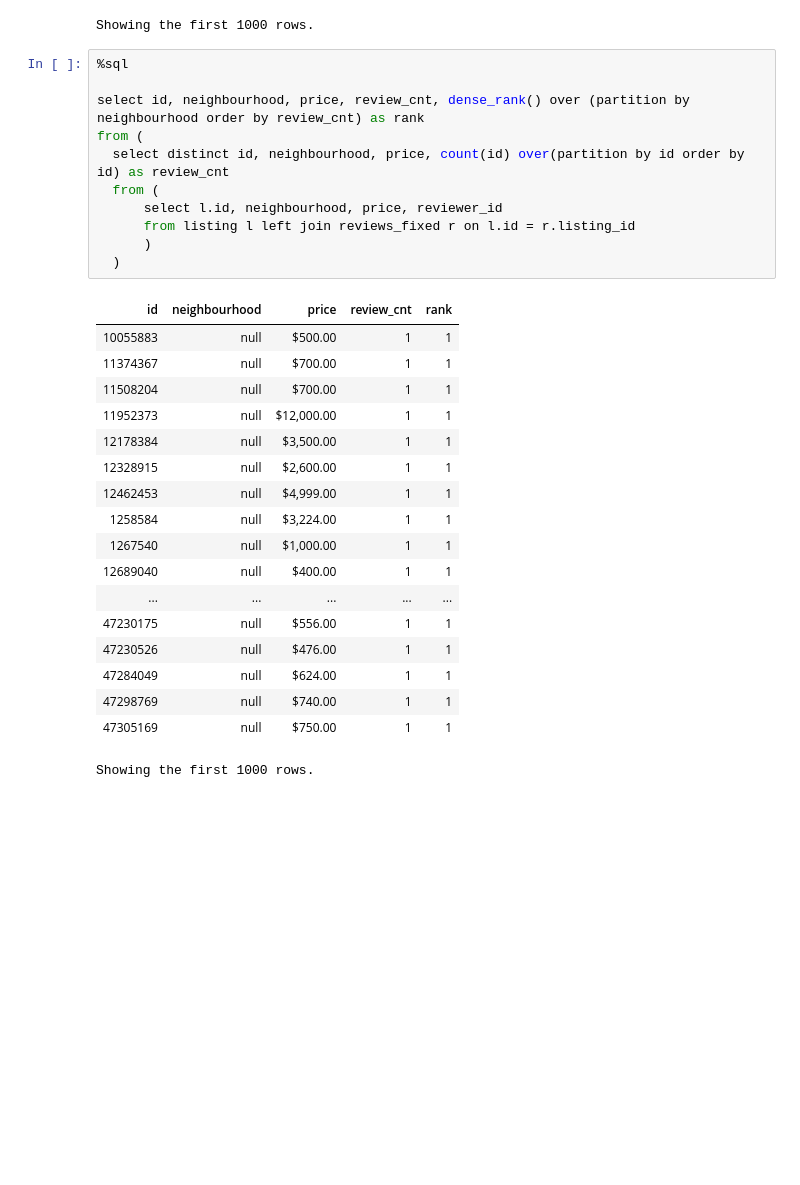
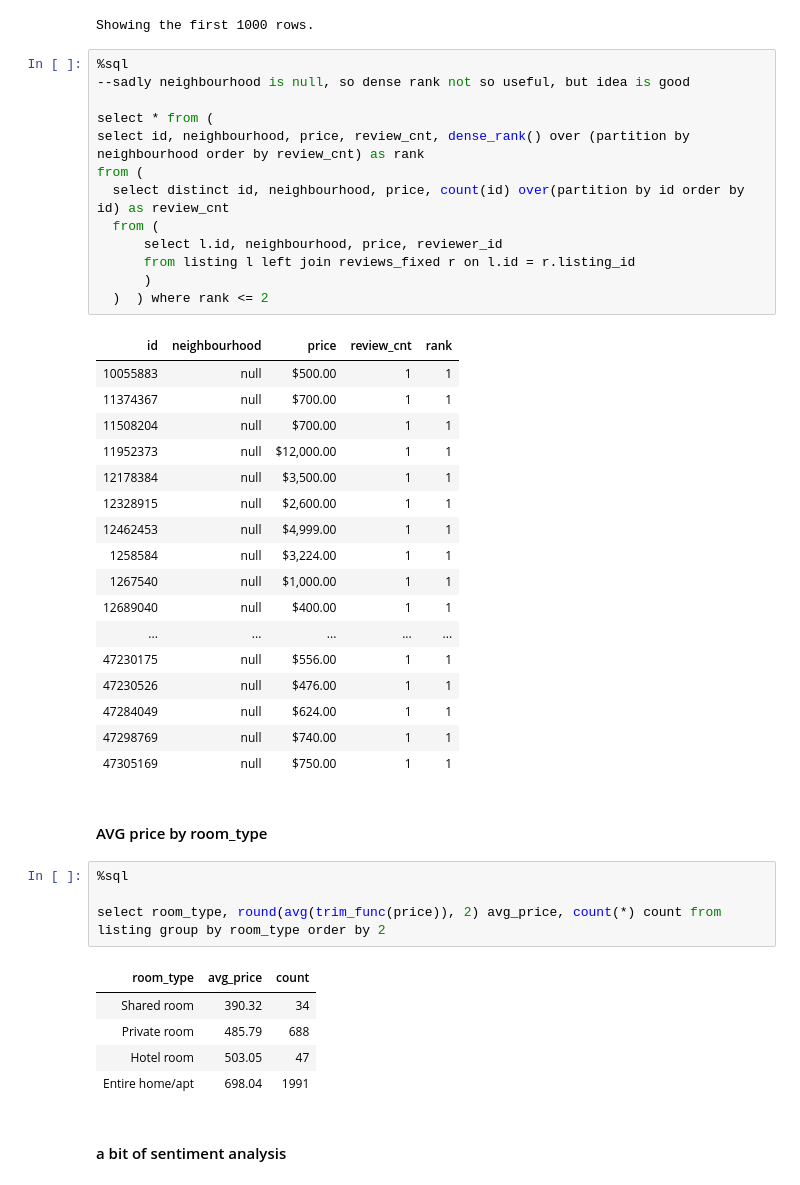
Before and after one commit to alcherniaev/Amazon_S3_databricks, a Jupyter notebook: DE_AWS_S3.ipynb, the cells around one changed output. Cells and saved outputs as stored; diff of their text form; blank space fills up the shorter version.

```diff
--- a/DE_AWS_S3.ipynb
+++ b/DE_AWS_S3.ipynb
@@ -501,7 +501,9 @@ from (
 Showing the first 1000 rows.
 # %%
 %sql
+--sadly neighbourhood is null, so dense rank not so useful, but idea is good
 
+select * from (
 select id, neighbourhood, price, review_cnt, dense_rank() over (partition by neighbourhood order by review_cnt) as rank
 from (
   select distinct id, neighbourhood, price, count(id) over(partition by id order by id) as review_cnt
@@ -509,7 +511,7 @@ from (
       select l.id, neighbourhood, price, reviewer_id
       from listing l left join reviews_fixed r on l.id = r.listing_id
       )
-  )
+  )  ) where rank <= 2
 # %% [output]
 | id | neighbourhood | price | review_cnt | rank |
 | 10055883 | null | $500.00 | 1 | 1 |
@@ -528,4 +530,17 @@ from (
 | 47284049 | null | $624.00 | 1 | 1 |
 | 47298769 | null | $740.00 | 1 | 1 |
 | 47305169 | null | $750.00 | 1 | 1 |
-Showing the first 1000 rows.
+# %% [markdown]
+#### AVG price by room_type
+# %%
+%sql
+
+select room_type, round(avg(trim_func(price)), 2) avg_price, count(*) count from listing group by room_type order by 2
+# %% [output]
+| room_type | avg_price | count |
+| Shared room | 390.32 | 34 |
+| Private room | 485.79 | 688 |
+| Hotel room | 503.05 | 47 |
+| Entire home/apt | 698.04 | 1991 |
+# %% [markdown]
+#### a bit of sentiment analysis
```
Also changed, not shown: parts of 6 cells of this notebook.
